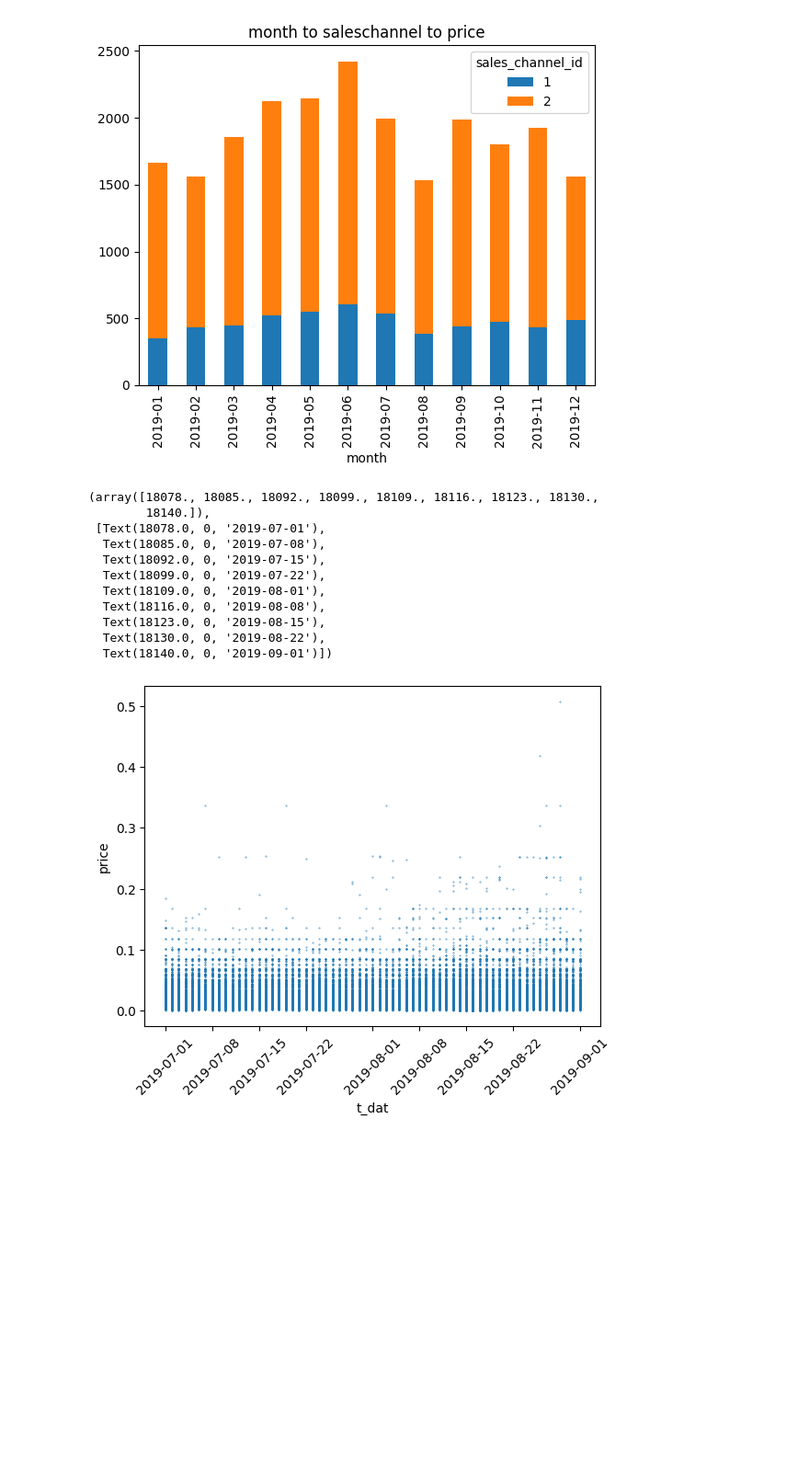
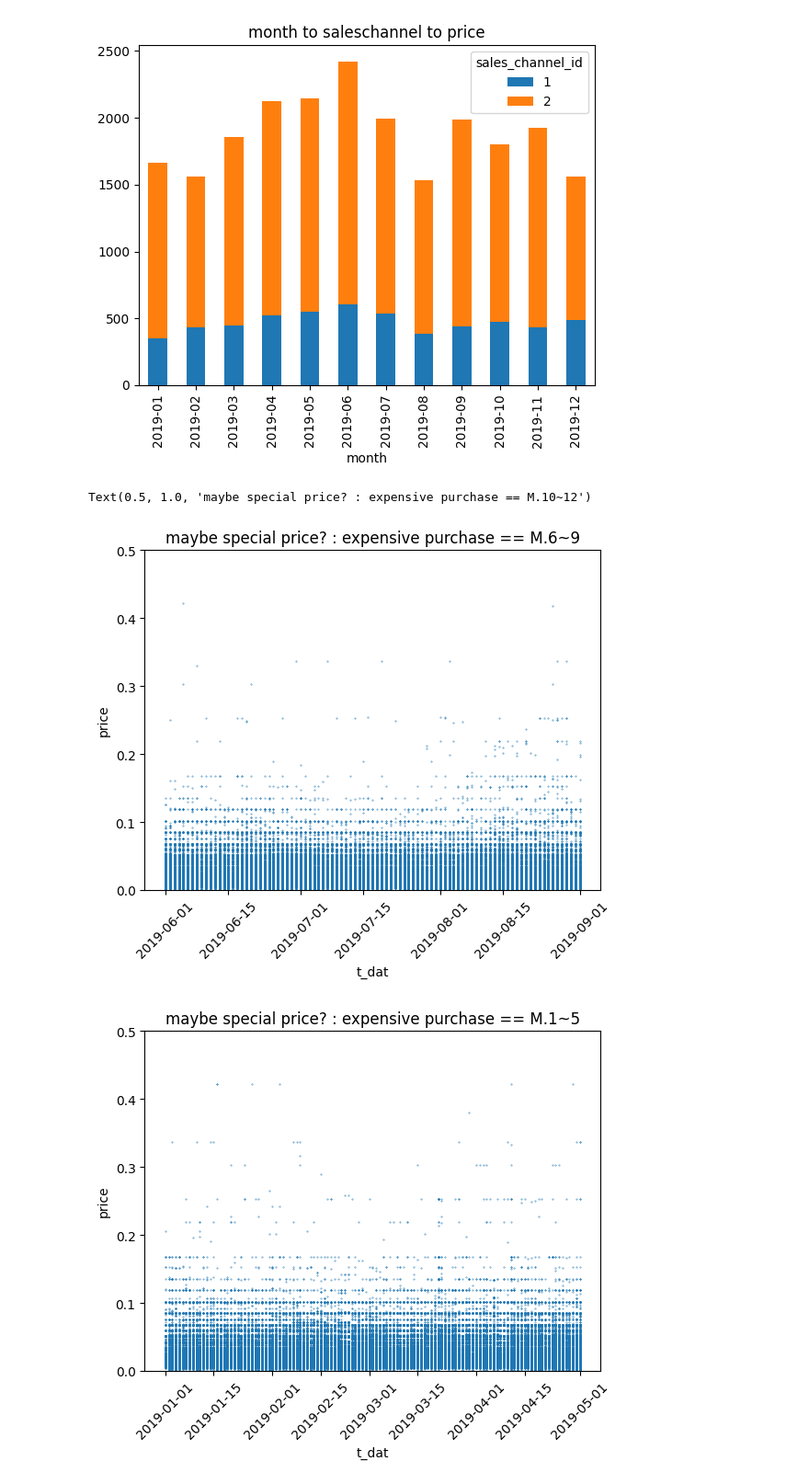
Before and after one commit to Be4hape/10th, a Jupyter notebook: project_cusmos/test1.ipynb, the cells around one changed output. Shown at 92% size. Cells and saved outputs as stored; diff of their text form; code cells hidden in the pictures; blank space fills up the shorter version.

```diff
--- a/project_cusmos/test1.ipynb
+++ b/project_cusmos/test1.ipynb
@@ -109,29 +122,40 @@ month_sale_df.plot(kind = "bar", stacked = True, title = "month to saleschannel
 <Axes: title={'center': 'month to saleschannel to price'}, xlabel='month'>
 [figure]
 # %%
+## 특별히 비싼 물품을 구매했는가? : 1~5, 6~9, 10~12
+
 mask1 = (CnT["t_dat"] >= "2019-06") & (CnT["t_dat"] <= "2019-09")
 CnT_3m = CnT.loc[mask1].copy()
 
 mask2 = (CnT["t_dat"] >= "2019-01") & (CnT["t_dat"] <= "2019-05")
 CnT_6m = CnT.loc[mask2].copy()
 
 mask3 = (CnT["t_dat"] >= "2019-10") & (CnT["t_dat"] <= "2019-12")
 CnT_9m = CnT.loc[mask3].copy()
 
+#
 CnT_3m.plot.scatter(
     x = "t_dat", y = "price", s = 0.1
 )
 plt.xticks(rotation = 45)
+plt.ylim(0, 0.5)
+plt.title("maybe special price? : expensive purchase == M.6~9")
+
+
+CnT_6m.plot.scatter(
+    x = "t_dat", y = "price", s = 0.1
+)
+plt.xticks(rotation = 45)
+plt.ylim(0, 0.5)
+plt.title("maybe special price? : expensive purchase == M.1~5")
+
+CnT_9m.plot.scatter(
+    x = "t_dat", y = "price", s = 0.1
+)
+plt.xticks(rotation = 45)
+plt.ylim(0, 0.5)
+plt.title("maybe special price? : expensive purchase == M.10~12")
 # %% [output]
-(array([18078., 18085., 18092., 18099., 18109., 18116., 18123., 18130.,
-        18140.]),
- [Text(18078.0, 0, '2019-07-01'),
-  Text(18085.0, 0, '2019-07-08'),
-  Text(18092.0, 0, '2019-07-15'),
-  Text(18099.0, 0, '2019-07-22'),
-  Text(18109.0, 0, '2019-08-01'),
-  Text(18116.0, 0, '2019-08-08'),
-  Text(18123.0, 0, '2019-08-15'),
-  Text(18130.0, 0, '2019-08-22'),
-  Text(18140.0, 0, '2019-09-01')])
+Text(0.5, 1.0, 'maybe special price? : expensive purchase == M.10~12')
-[figure, old version]
+[figure, new version]
+[figure, added]
```
Also changed, not shown: parts of 5 cells of this notebook, 4 other files.
